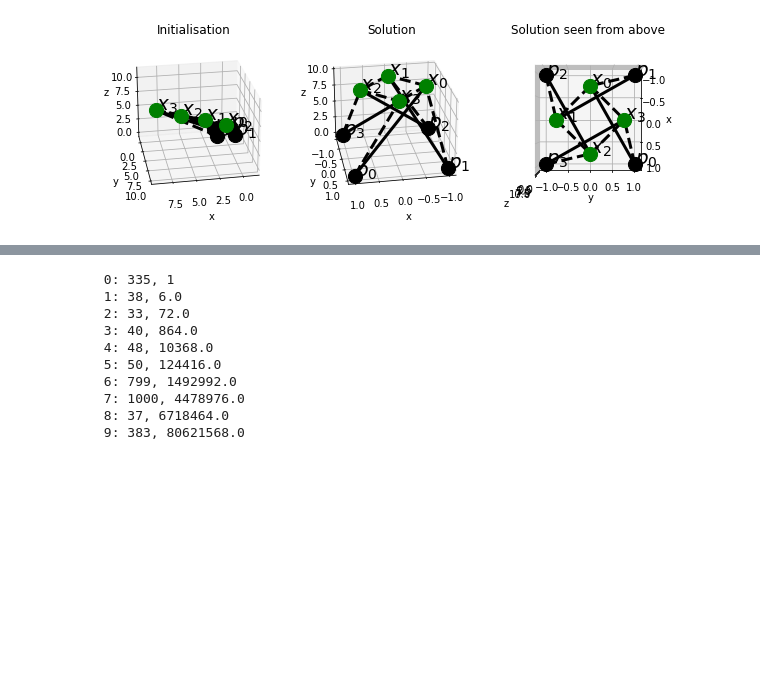
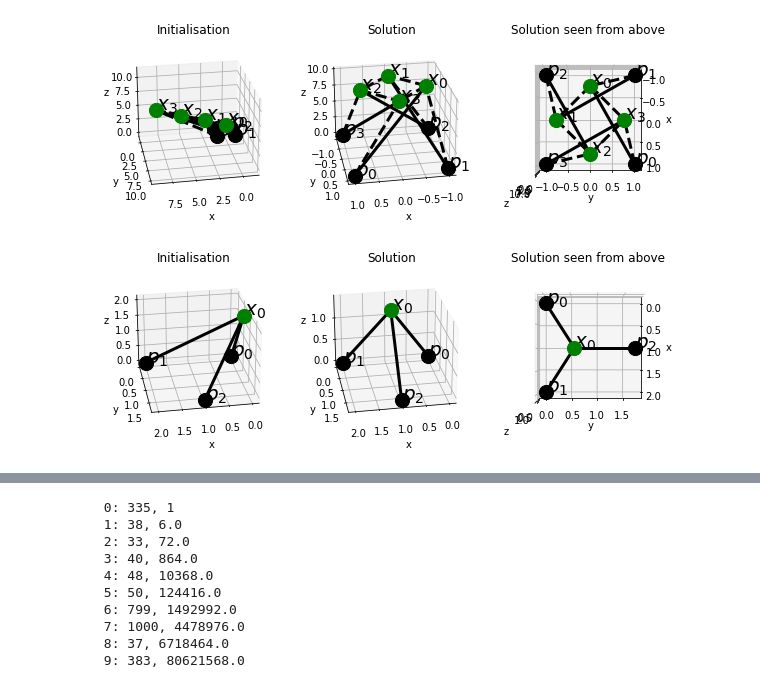
Before and after one commit to otkulseng/Opt1_Project, a Jupyter notebook: Kode/experiments.ipynb, the cells around one changed output, grey strips where cells are left out. Saved outputs shown, nothing was run; the diff lists cells and outputs as text; code cells hidden in the pictures; blank space fills up the shorter version.

Commit message:
plot

```diff
--- a/Kode/experiments.ipynb
+++ b/Kode/experiments.ipynb
@@ -47,3 +47,12 @@ if SAVE_TO_FILE:
     plt.savefig("../Bilder/P69.pdf") # Used in report.
 # %% [output]
 [figure]
+# %%
+ts =  TEST.LOCALMIN
+x0 = np.arange(3 * len(ts.free_weights))
+res, conv = bfgs(x0, ts.func, ts.grad, Niter=1000, convergence_plot=True)
+fig, ax = ts.plot(res, x0)
+if SAVE_TO_FILE:
+    plt.savefig("../Bilder/localminneg.pdf",bbox_inches='tight')
+# %% [output]
+[figure, added]
```
Also changed, not shown: parts of 1 cell of this notebook, 16 other files.
